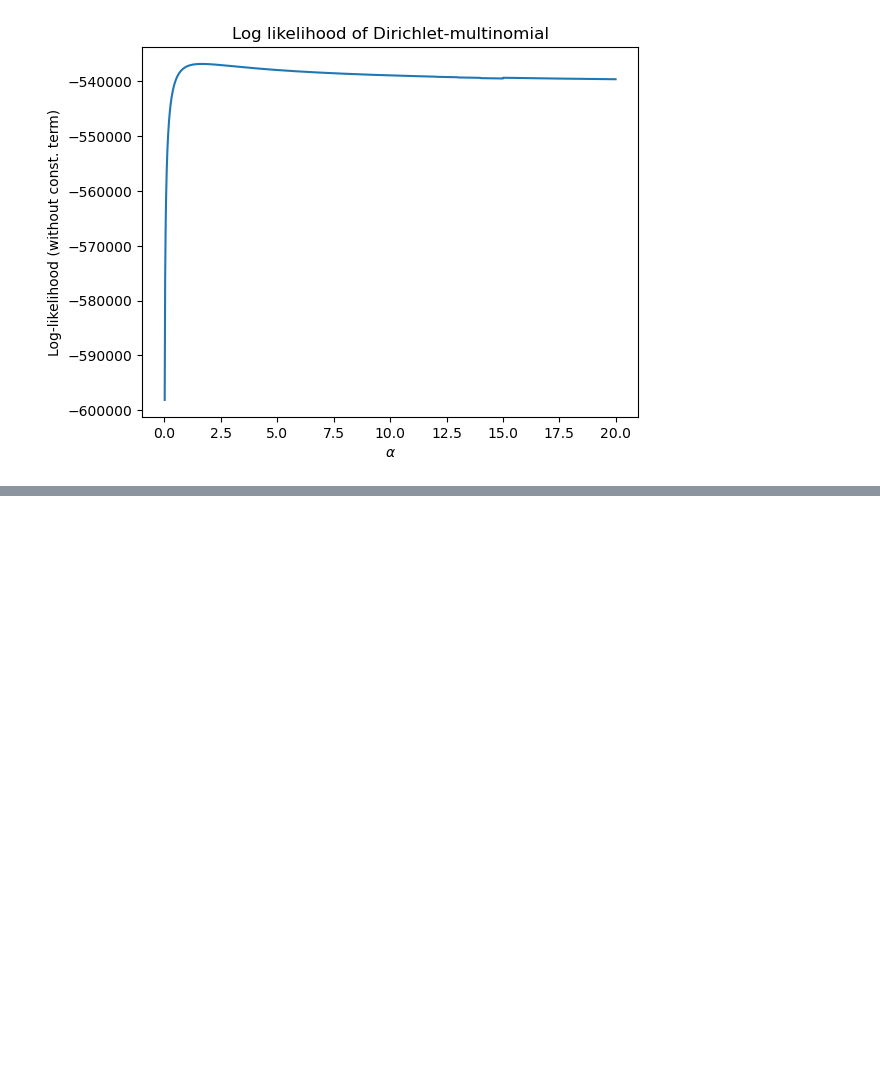
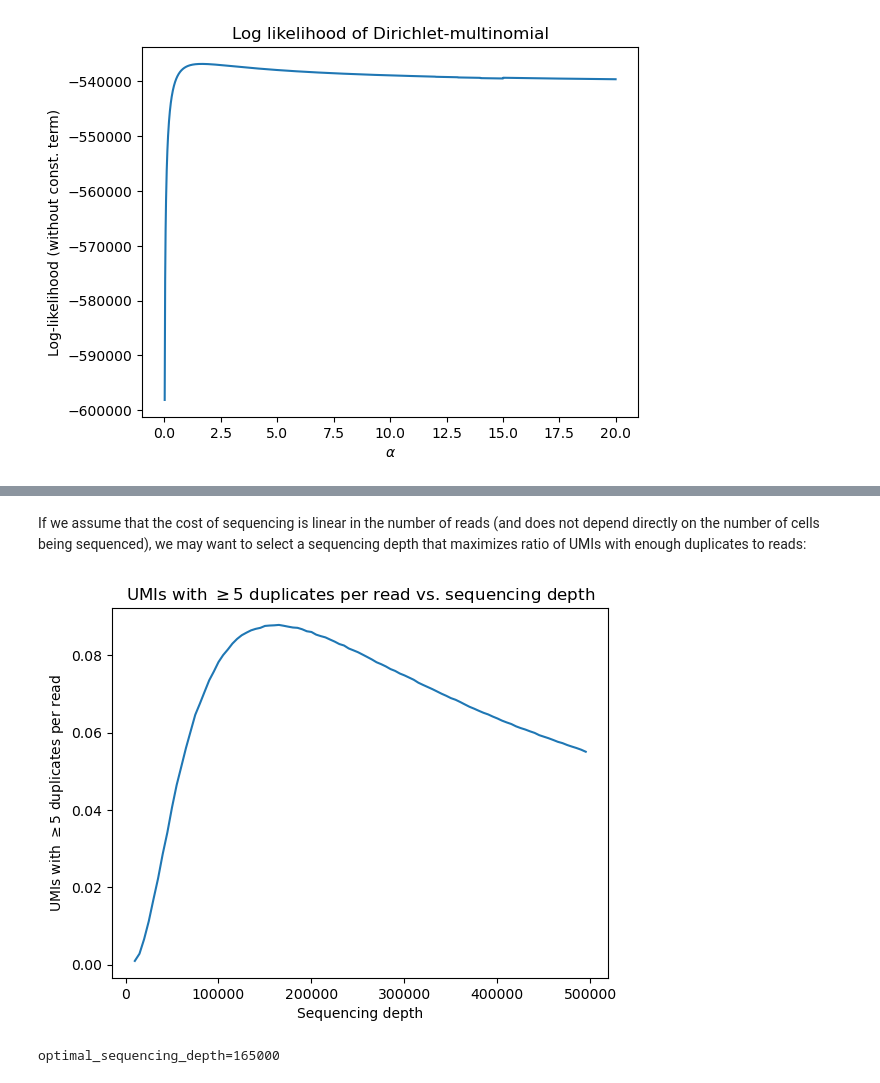
Before and after one commit to jkoubele/phd-stuff, a Jupyter notebook: 02_power_analysis/Usable_UMIs_amount_estimation.ipynb, the cells around one changed output, grey strips where cells are left out. Saved outputs shown, nothing was run; the diff lists cells and outputs as text; code cells hidden in the pictures; blank space fills up the shorter version.

```diff
--- a/02_power_analysis/Usable_UMIs_amount_estimation.ipynb
+++ b/02_power_analysis/Usable_UMIs_amount_estimation.ipynb
@@ -236,0 +309,15 @@ best_alpha=1.6500000000000001
+# %% [markdown]
+If we assume that the cost of sequencing is linear in the number of reads (and does not depend directly on the number of cells being sequenced), we may want to select a sequencing depth that maximizes ratio of UMIs with enough duplicates to reads:
+# %%
+plt.plot(depths, umis_with_enough_duplicates / depths)
+plt.xlabel('Sequencing depth')
+plt.ylabel(r'UMIs with $\geq 5$ duplicates per read')
+plt.title(r'UMIs with $\geq 5$ duplicates per read vs. sequencing depth')
+plt.savefig('umis_with_enough_duplicates_per_read_vs_depth.png')
+plt.show()
+
+optimal_sequencing_depth = depths[np.argmax(umis_with_enough_duplicates / depths)]
+print(f"{optimal_sequencing_depth=}")
+# %% [output]
+[figure, added]
+optimal_sequencing_depth=165000
```
Also changed, not shown: parts of 14 cells of this notebook.
